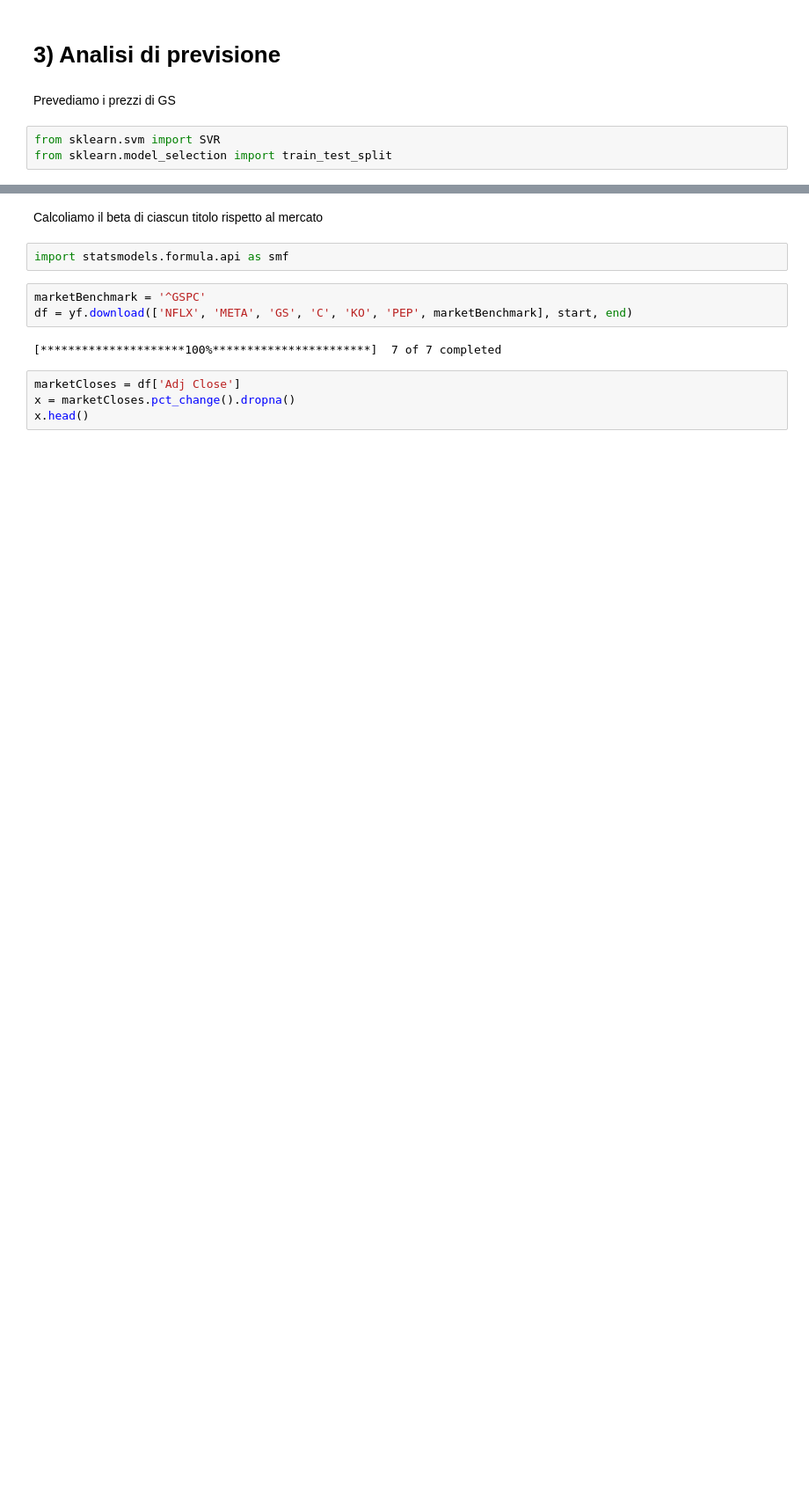
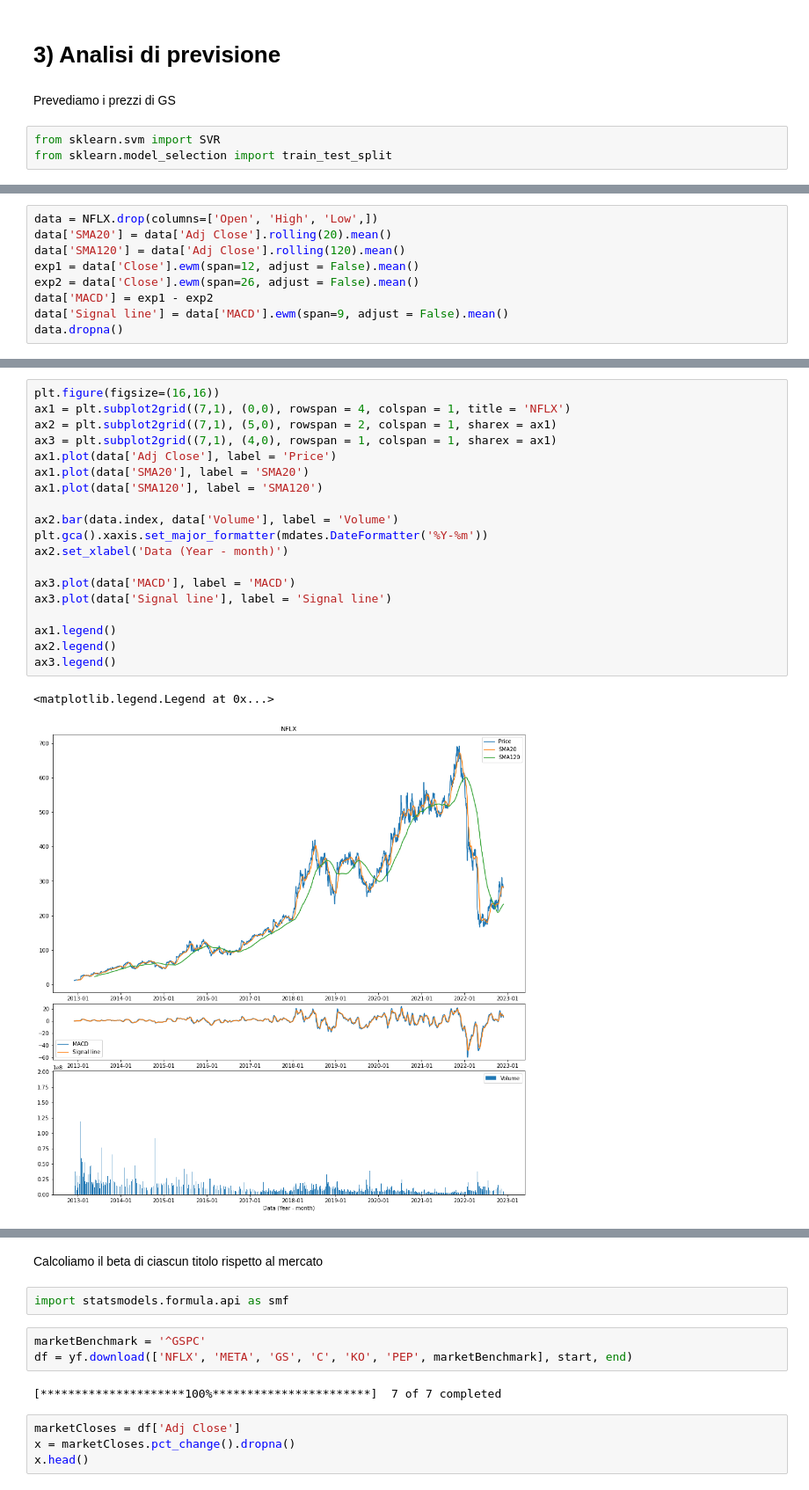
Before and after one commit to michelebanfi/business-intelligence, a Jupyter notebook: BanfiMichele869294.ipynb, the cells around one changed output, grey strips where cells are left out. Shown at 88% size. Cells and saved outputs as stored; diff of their text form; blank space fills up the shorter version.

Commit message:
MACD

```diff
--- a/BanfiMichele869294.ipynb
+++ b/BanfiMichele869294.ipynb
@@ -595,0 +614,9 @@ svm confidence:  0.5844
+# %%
+data = NFLX.drop(columns=['Open', 'High', 'Low',])
+data['SMA20'] = data['Adj Close'].rolling(20).mean()
+data['SMA120'] = data['Adj Close'].rolling(120).mean()
+exp1 = data['Close'].ewm(span=12, adjust = False).mean()
+exp2 = data['Close'].ewm(span=26, adjust = False).mean()
+data['MACD'] = exp1 - exp2
+data['Signal line'] = data['MACD'].ewm(span=9, adjust = False).mean()
+data.dropna()
@@ -595,0 +638,22 @@ svm confidence:  0.5844
+# %%
+plt.figure(figsize=(16,16))
+ax1 = plt.subplot2grid((7,1), (0,0), rowspan = 4, colspan = 1, title = 'NFLX')
+ax2 = plt.subplot2grid((7,1), (5,0), rowspan = 2, colspan = 1, sharex = ax1)
+ax3 = plt.subplot2grid((7,1), (4,0), rowspan = 1, colspan = 1, sharex = ax1)
+ax1.plot(data['Adj Close'], label = 'Price')
+ax1.plot(data['SMA20'], label = 'SMA20')
+ax1.plot(data['SMA120'], label = 'SMA120')
+
+ax2.bar(data.index, data['Volume'], label = 'Volume')
+plt.gca().xaxis.set_major_formatter(mdates.DateFormatter('%Y-%m'))
+ax2.set_xlabel('Data (Year - month)')
+
+ax3.plot(data['MACD'], label = 'MACD')
+ax3.plot(data['Signal line'], label = 'Signal line')
+
+ax1.legend()
+ax2.legend()
+ax3.legend()
+# %% [output]
+<matplotlib.legend.Legend at 0x...>
+[figure, added]
```
Also changed, not shown: parts of 55 cells of this notebook, 3 other files.
